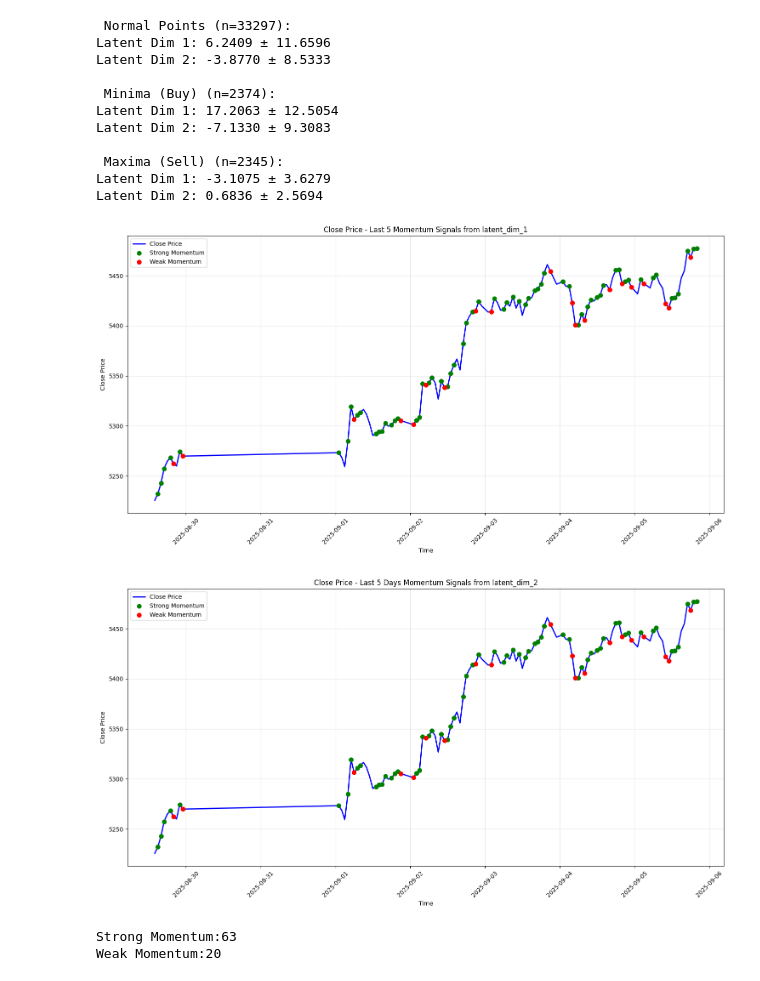
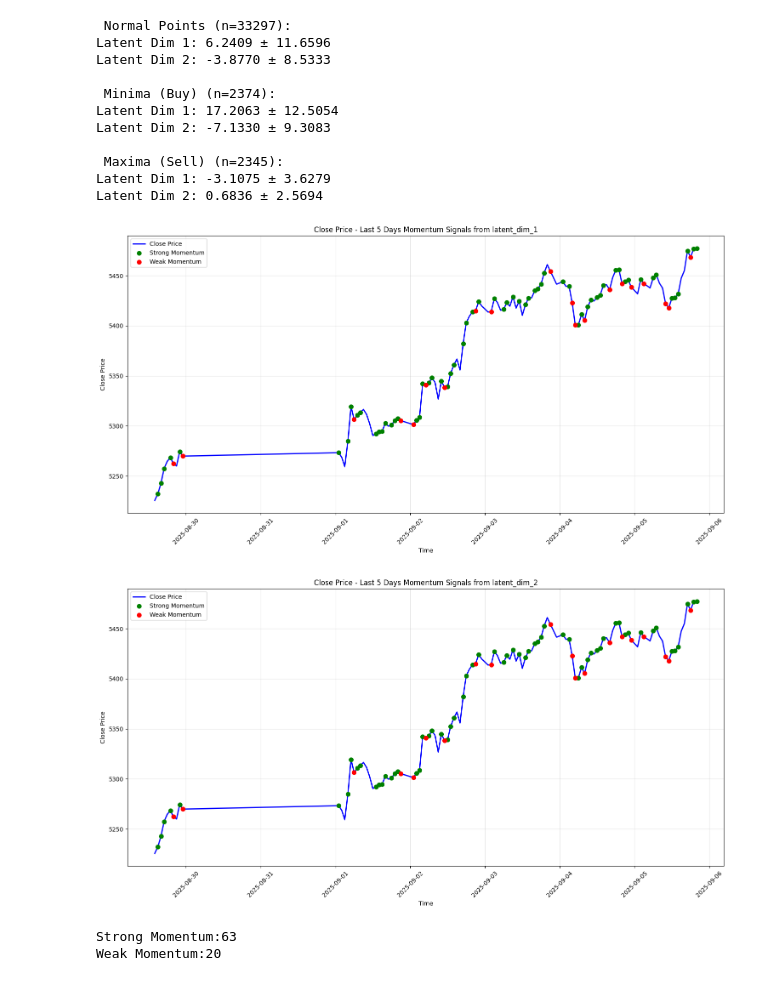
Before and after one commit to AFoivos/Forex_Prediction-, a Jupyter notebook: notebooks/test_autoencoders_signals.ipynb, the cells around one changed output. Cells and saved outputs as stored; diff of their text form; code cells hidden in the pictures.

```diff
--- a/notebooks/test_autoencoders_signals.ipynb
+++ b/notebooks/test_autoencoders_signals.ipynb
@@ -226,7 +226,7 @@ plt.scatter(
     zorder=5
 )
 
-plt.title('Close Price - Last 5 Momentum Signals from latent_dim_1')
+plt.title('Close Price - Last 5 Days Momentum Signals from latent_dim_1')
 plt.xlabel('Time')
 plt.ylabel('Close Price')
 plt.legend()
@@ -253,34 +253,34 @@ plt.scatter(
     color='green',
     marker='o',
     s=50,
     label='Strong Momentum',
     zorder=5
 )
 
 plt.scatter(
     sell_signals_2.index,
     sell_signals_2['close'],
     color='red',
     marker='o',
     s=50,
     label='Weak Momentum',
     zorder=5
 )
 
 plt.title('Close Price - Last 5 Days Momentum Signals from latent_dim_2')
 plt.xlabel('Time')
 plt.ylabel('Close Price')
 plt.legend()
 plt.grid(True, alpha=0.3)
 plt.xticks(rotation=45)
 plt.tight_layout()
 plt.show()
 
 
 print(f"Strong Momentum:{len(buy_signals_1)}")
 print(f"Weak Momentum:{len(sell_signals_1)}")
 # %% [output]
-[figure, old version]
+[figure, new version]
 [figure]
 Strong Momentum:63
 Weak Momentum:20
```
